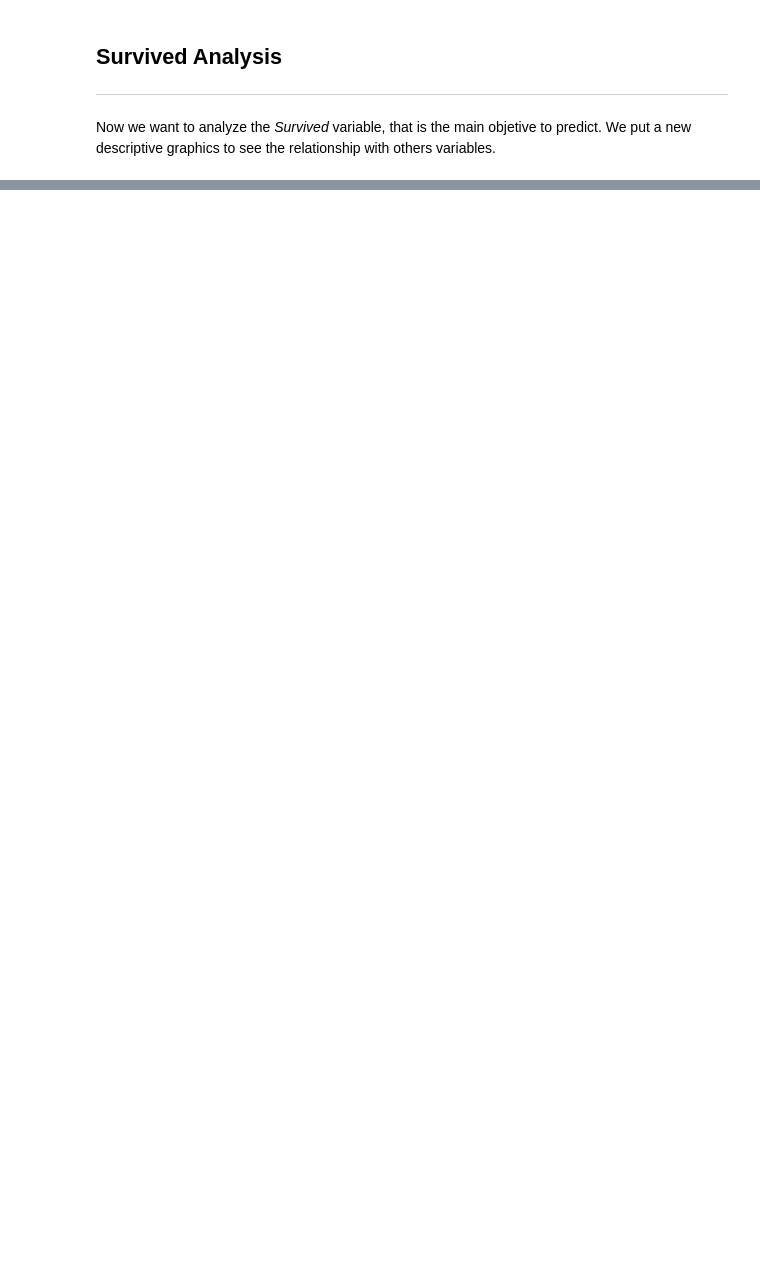
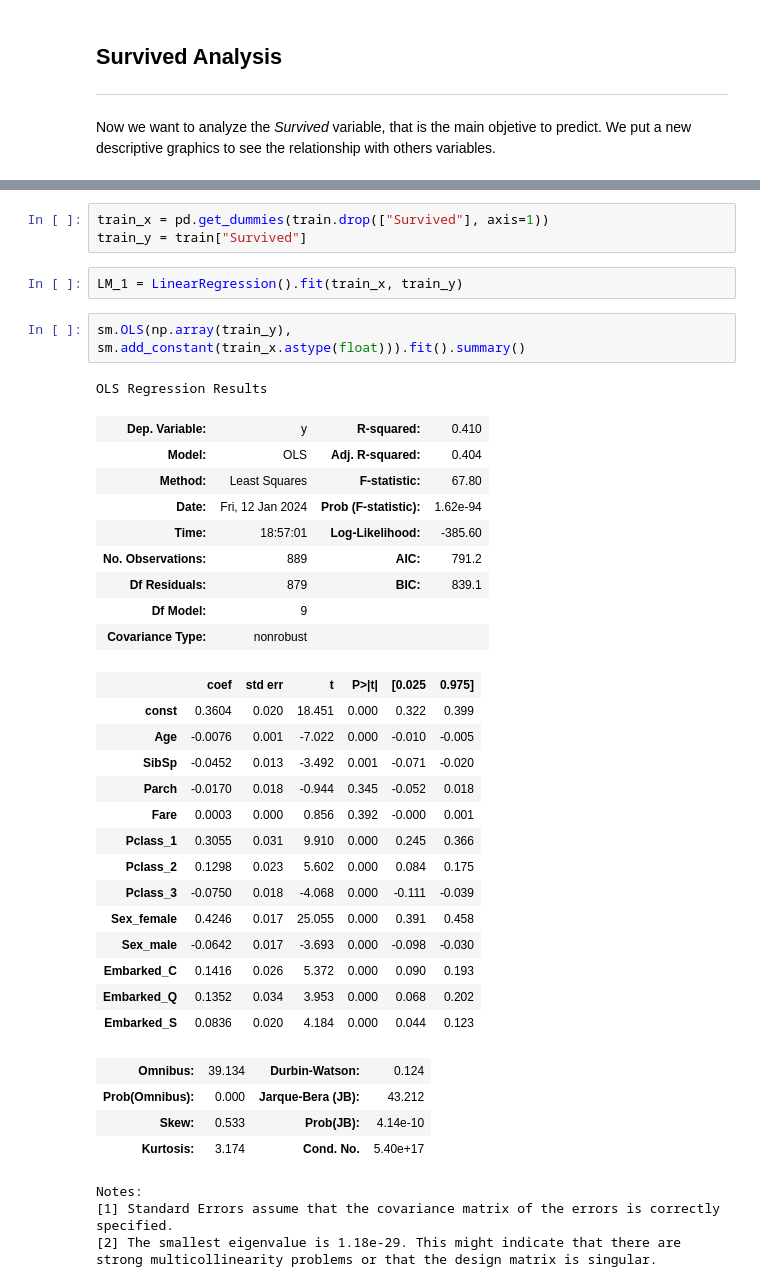
Before and after one commit to daagonzalezsa/Titanic_Competition_Kaggle, a Jupyter notebook: Code_Competition.ipynb, the cells around one changed output, grey strips where cells are left out. Cells and saved outputs as stored; diff of their text form; blank space fills up the shorter version.

```diff
--- a/Code_Competition.ipynb
+++ b/Code_Competition.ipynb
@@ -297,0 +346,40 @@ plt.show()
+# %%
+train_x = pd.get_dummies(train.drop(["Survived"], axis=1))
+train_y = train["Survived"]
+# %%
+LM_1 = LinearRegression().fit(train_x, train_y)
+# %%
+sm.OLS(np.array(train_y), sm.add_constant(train_x.astype(float))).fit().summary()
+# %% [output]
+OLS Regression Results
+| Dep. Variable: | y | R-squared: | 0.410 |
+| Model: | OLS | Adj. R-squared: | 0.404 |
+| Method: | Least Squares | F-statistic: | 67.80 |
+| Date: | Fri, 12 Jan 2024 | Prob (F-statistic): | 1.62e-94 |
+| Time: | 18:57:01 | Log-Likelihood: | -385.60 |
+| No. Observations: | 889 | AIC: | 791.2 |
+| Df Residuals: | 879 | BIC: | 839.1 |
+| Df Model: | 9 |  |  |
+| Covariance Type: | nonrobust |  |  |
+|  | coef | std err | t | P>|t| | [0.025 | 0.975] |
+| const | 0.3604 | 0.020 | 18.451 | 0.000 | 0.322 | 0.399 |
+| Age | -0.0076 | 0.001 | -7.022 | 0.000 | -0.010 | -0.005 |
+| SibSp | -0.0452 | 0.013 | -3.492 | 0.001 | -0.071 | -0.020 |
+| Parch | -0.0170 | 0.018 | -0.944 | 0.345 | -0.052 | 0.018 |
+| Fare | 0.0003 | 0.000 | 0.856 | 0.392 | -0.000 | 0.001 |
+| Pclass_1 | 0.3055 | 0.031 | 9.910 | 0.000 | 0.245 | 0.366 |
+| Pclass_2 | 0.1298 | 0.023 | 5.602 | 0.000 | 0.084 | 0.175 |
+| Pclass_3 | -0.0750 | 0.018 | -4.068 | 0.000 | -0.111 | -0.039 |
+| Sex_female | 0.4246 | 0.017 | 25.055 | 0.000 | 0.391 | 0.458 |
+| Sex_male | -0.0642 | 0.017 | -3.693 | 0.000 | -0.098 | -0.030 |
+| Embarked_C | 0.1416 | 0.026 | 5.372 | 0.000 | 0.090 | 0.193 |
+| Embarked_Q | 0.1352 | 0.034 | 3.953 | 0.000 | 0.068 | 0.202 |
+| Embarked_S | 0.0836 | 0.020 | 4.184 | 0.000 | 0.044 | 0.123 |
+| Omnibus: | 39.134 | Durbin-Watson: | 0.124 |
+| Prob(Omnibus): | 0.000 | Jarque-Bera (JB): | 43.212 |
+| Skew: | 0.533 | Prob(JB): | 4.14e-10 |
+| Kurtosis: | 3.174 | Cond. No. | 5.40e+17 |
+Notes:
+[1] Standard Errors assume that the covariance matrix of the errors is correctly specified.
+[2] The smallest eigenvalue is 1.18e-29. This might indicate that there are
+strong multicollinearity problems or that the design matrix is singular.
```
Also changed, not shown: parts of 23 cells of this notebook.
